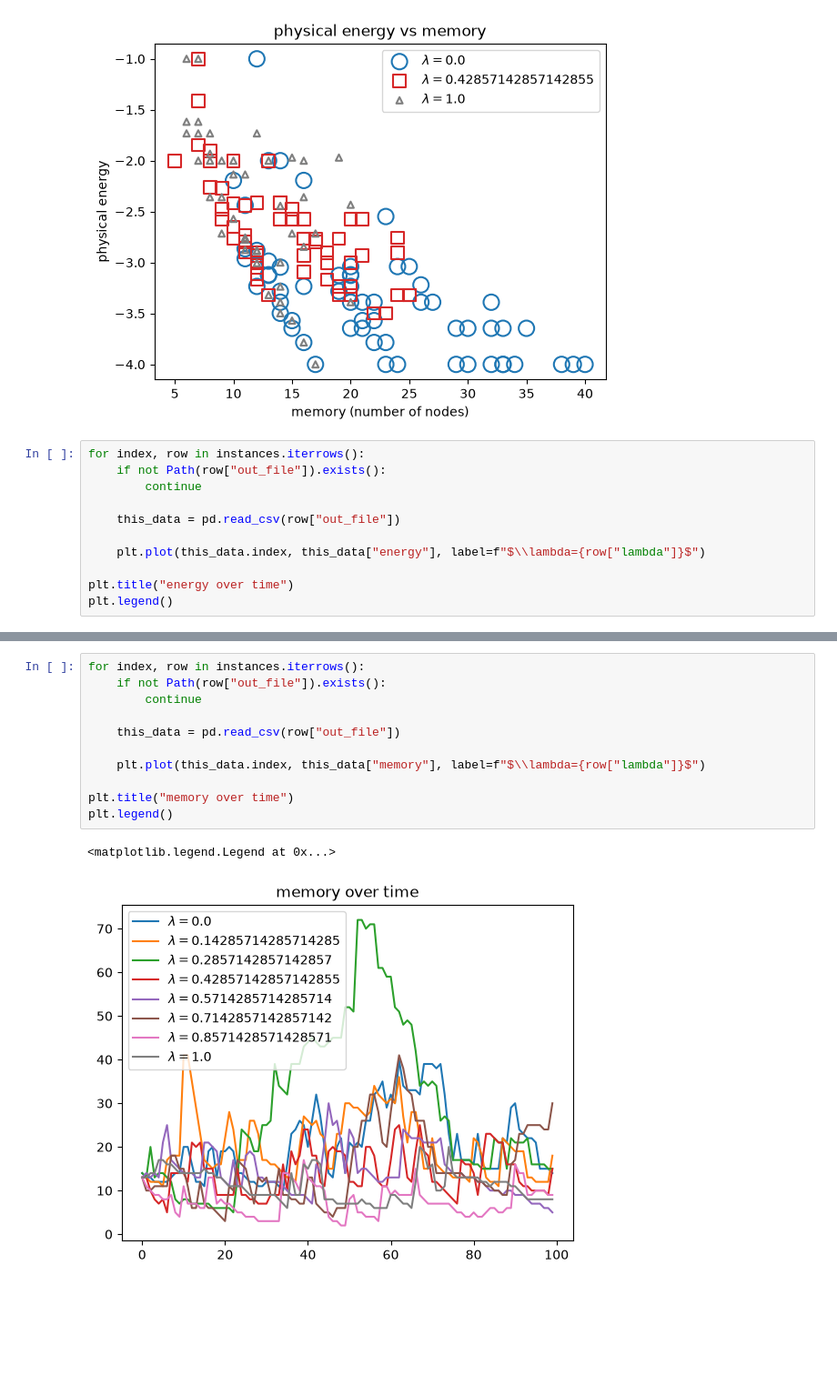
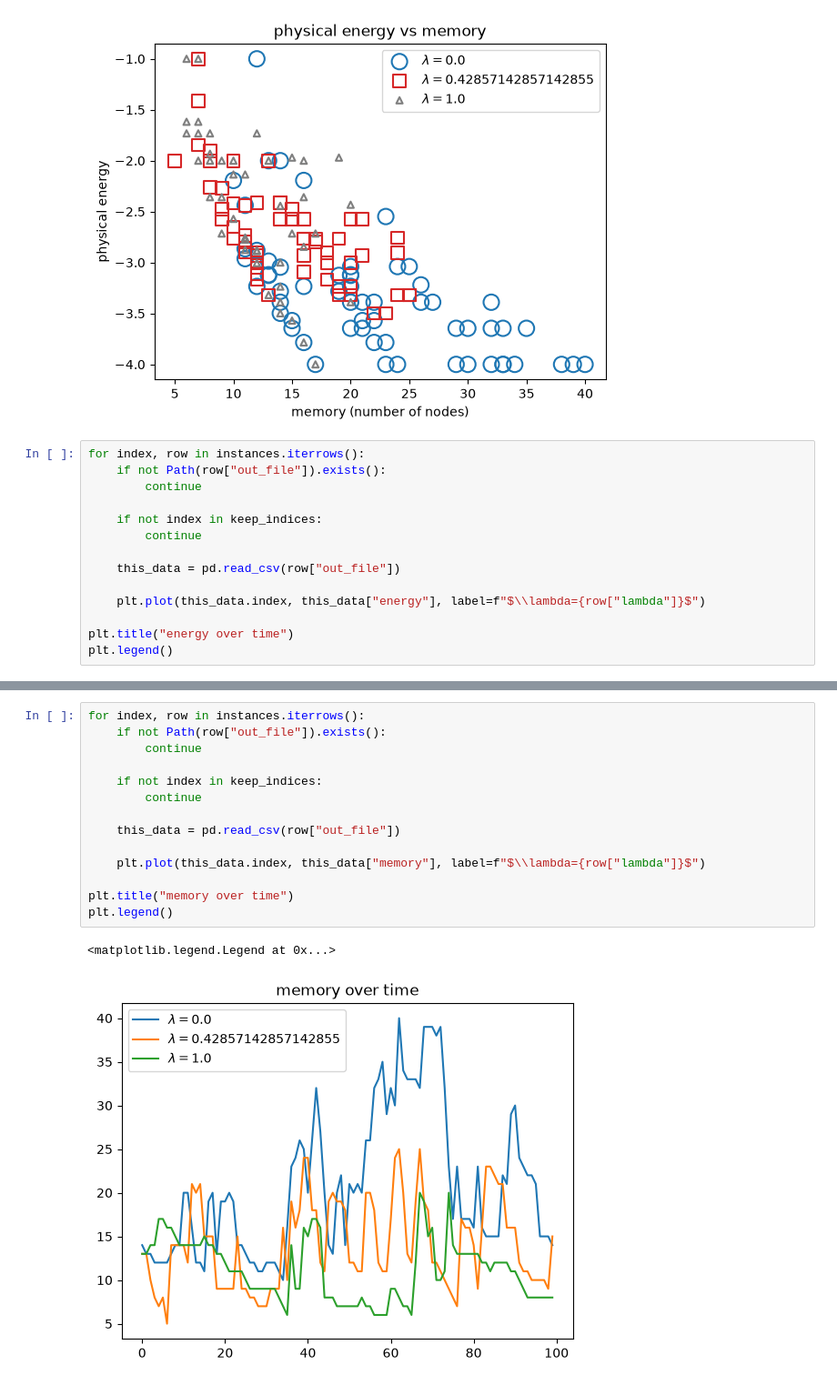
Before and after one commit to joshjkao/erqs, a Jupyter notebook: python/erqs.ipynb, the cells around one changed output, grey strips where cells are left out. Shown at 91% size. Drawn from its saved outputs; the diff is of its cells as text; blank space fills up the shorter version.

Commit message:
cleanup plots

```diff
--- a/python/erqs.ipynb
+++ b/python/erqs.ipynb
@@ -61,6 +61,9 @@ plt.show()
 # %%
 for index, row in instances.iterrows():
     if not Path(row["out_file"]).exists():
+        continue
+
+    if not index in keep_indices:
         continue
 
     this_data = pd.read_csv(row["out_file"])
@@ -75,14 +78,17 @@ plt.legend()
 # %%
 for index, row in instances.iterrows():
     if not Path(row["out_file"]).exists():
+        continue
+
+    if not index in keep_indices:
         continue
 
     this_data = pd.read_csv(row["out_file"])
 
     plt.plot(this_data.index, this_data["memory"], label=f"$\\lambda={row["lambda"]}$")
 
 plt.title("memory over time")
 plt.legend()
 # %% [output]
 <matplotlib.legend.Legend at 0x...>
-[figure, old version]
+[figure, new version]
```
Also changed, not shown: parts of 1 cell of this notebook.
